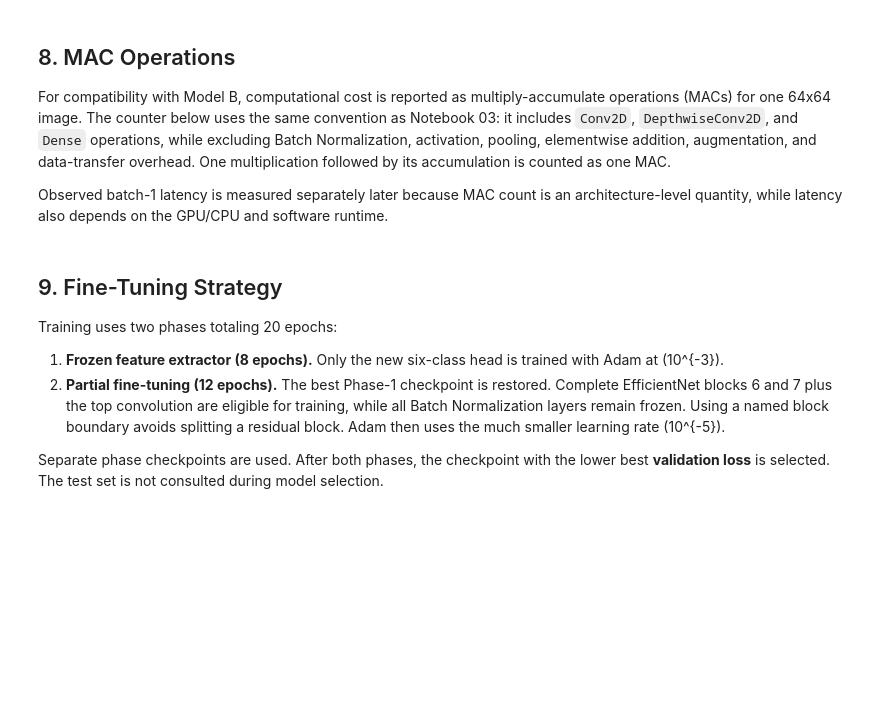
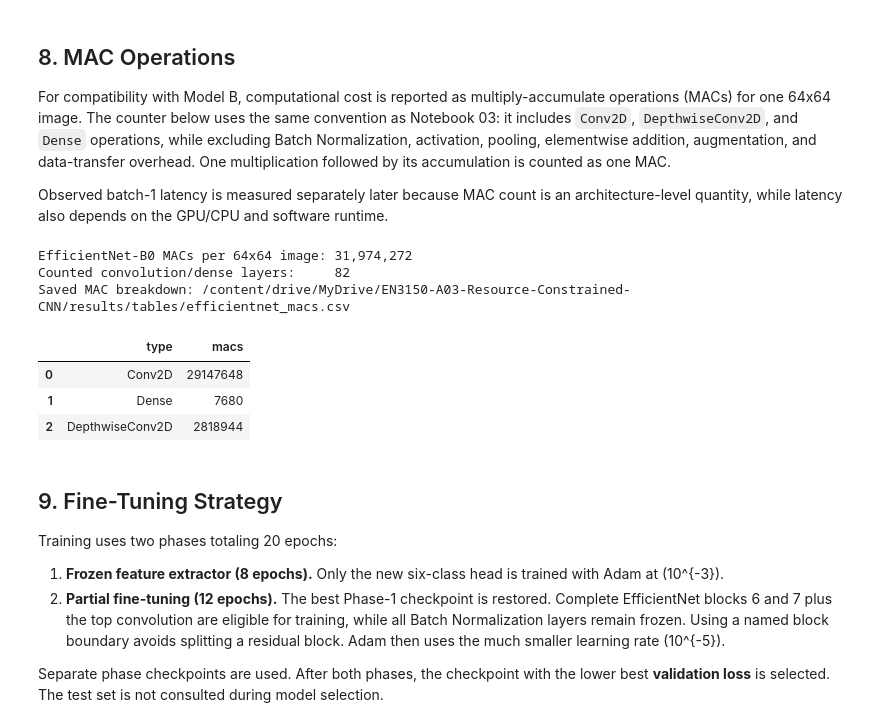
Before and after one commit to ChamoDa01/EN3150-A03-Resource-Constrained-CNN, a Jupyter notebook: notebooks/07_sota_efficientnet.ipynb, the cells around one changed output. Cells and saved outputs as stored; diff of their text form; code cells hidden in the pictures; blank space fills up the shorter version.

```diff
--- a/notebooks/07_sota_efficientnet.ipynb
+++ b/notebooks/07_sota_efficientnet.ipynb
@@ -343,35 +415,43 @@ def count_model_macs(model_to_count):
         if isinstance(layer, keras.layers.DepthwiseConv2D):
             out_shape = output_shape_tuple(layer)
             output_positions = int(np.prod(out_shape[1:-1]))
-            macs = output_positions * int(np.prod(layer.depthwise_kernel.shape))
+            macs = output_positions * int(np.prod(layer.kernel.shape))
         elif isinstance(layer, keras.layers.Conv2D):
             out_shape = output_shape_tuple(layer)
             output_positions = int(np.prod(out_shape[1:-1]))
             # The kernel shape already accounts for grouped input channels.
             macs = output_positions * int(np.prod(layer.kernel.shape))
         elif isinstance(layer, keras.layers.Dense):
             macs = int(np.prod(layer.kernel.shape))
 
         if macs is not None:
             rows.append({
                 "layer": layer.name,
                 "type": layer.__class__.__name__,
                 "output_shape": str(output_shape_tuple(layer)),
                 "macs": int(macs),
             })
 
     breakdown = pd.DataFrame(rows)
     return int(breakdown["macs"].sum()), breakdown
 
 
 total_macs, macs_breakdown = count_model_macs(model)
 macs_table_path = os.path.join(TABLES_DIR, "efficientnet_macs.csv")
 macs_breakdown.to_csv(macs_table_path, index=False)
 
 print(f"EfficientNet-B0 MACs per 64x64 image: {total_macs:,}")
 print(f"Counted convolution/dense layers:     {len(macs_breakdown)}")
 print("Saved MAC breakdown:", macs_table_path)
 macs_breakdown.groupby("type", as_index=False)["macs"].sum()
+# %% [output]
+EfficientNet-B0 MACs per 64x64 image: 31,974,272
+Counted convolution/dense layers:     82
+Saved MAC breakdown: /content/drive/MyDrive/EN3150-A03-Resource-Constrained-CNN/results/tables/efficientnet_macs.csv
+|  | type | macs |
+| 0 | Conv2D | 29147648 |
+| 1 | Dense | 7680 |
+| 2 | DepthwiseConv2D | 2818944 |
 # %% [markdown]
 ## 9. Fine-Tuning Strategy
 
```
Also changed, not shown: parts of 18 cells of this notebook.
